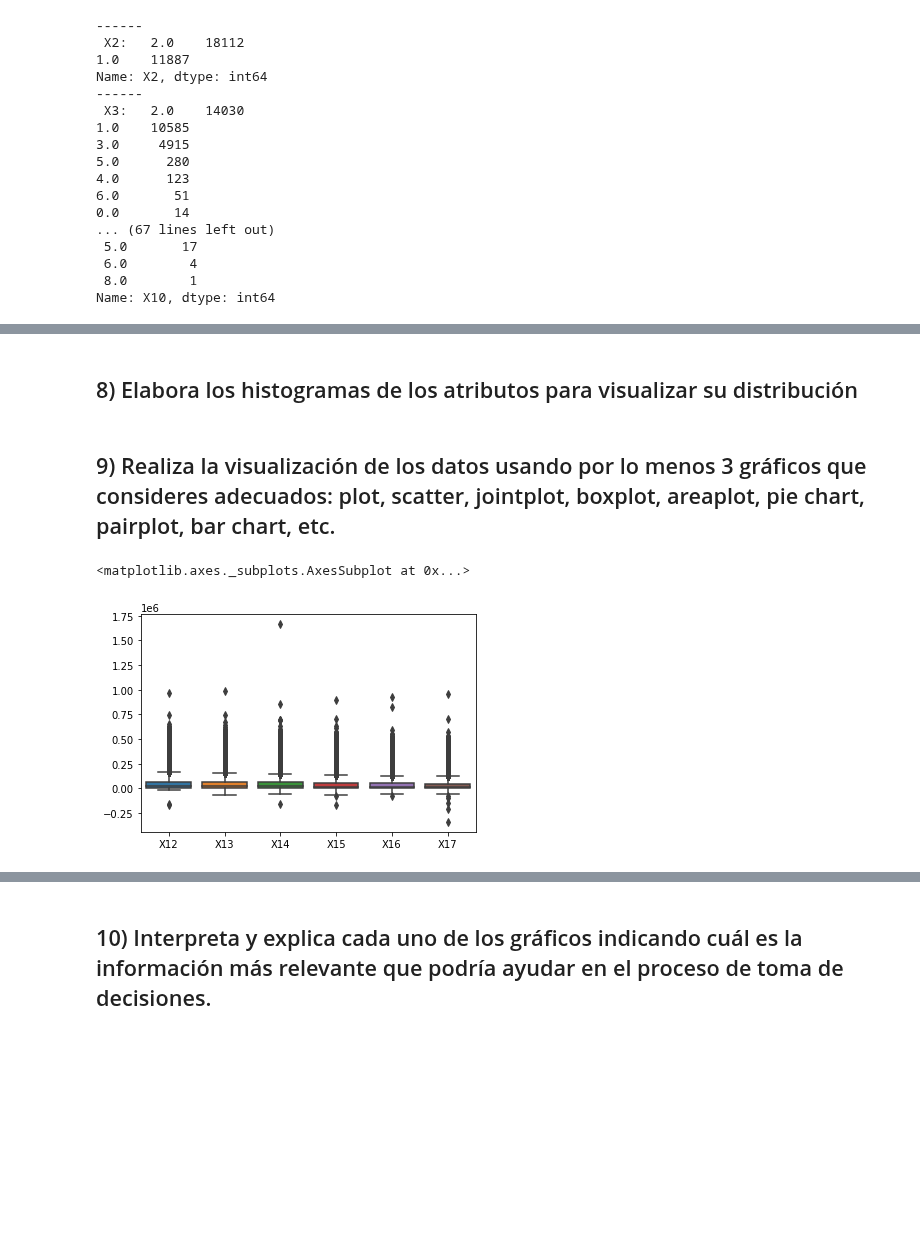
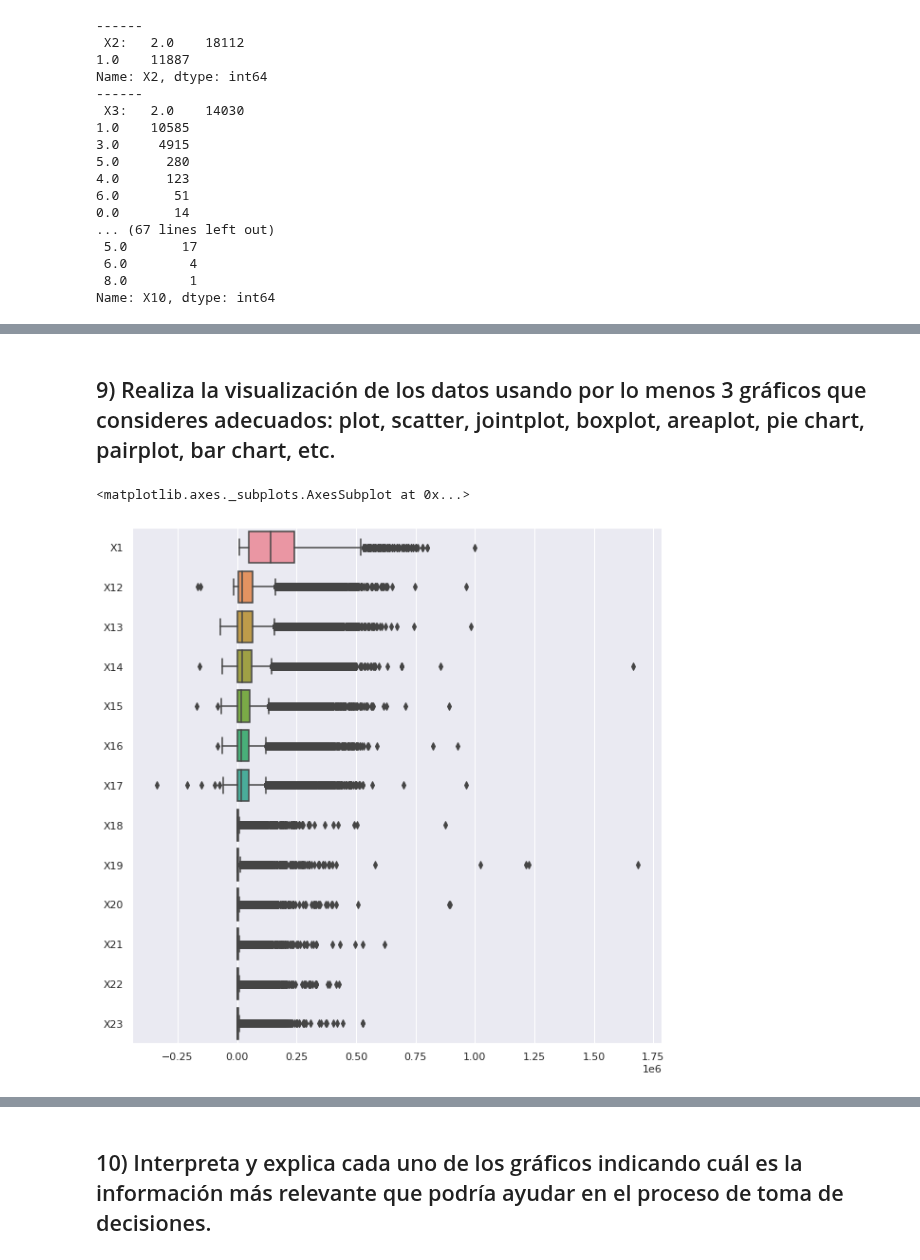
Before and after one commit to PosgradoMNA/actividades-de-aprendizaje-A01373377, a Jupyter notebook: A01373377_Actividad6_Visualizacion.ipynb, the cells around one changed output, grey strips where cells are left out. Saved outputs shown, nothing was run; the diff lists cells and outputs as text; code cells hidden in the pictures; blank space fills up the shorter version.

```diff
--- a/A01373377_Actividad6_Visualizacion.ipynb
+++ b/A01373377_Actividad6_Visualizacion.ipynb
@@ -330,17 +376,10 @@ pcsSummary_df.round(3)
-# %% [markdown]
-## 8) Elabora los histogramas de los atributos para visualizar su distribución
 # %% [markdown]
 ## 9) Realiza la visualización de los datos usando por lo menos 3 gráficos que consideres adecuados: plot, scatter, jointplot, boxplot, areaplot, pie chart, pairplot, bar chart, etc.
-# %%
-sns.boxplot(data=X[['X12',
-    'X13',
-    'X14',
-    'X15',
-    'X16',
-    'X17',]], orient="v")
-# %% [output]
-<matplotlib.axes._subplots.AxesSubplot at 0x...>
-[figure, removed]
+# %%
+sns.boxplot(data=ndf, orient="h")
+# %% [output]
+<matplotlib.axes._subplots.AxesSubplot at 0x...>
+[figure, added]
 # %%
 PC_components = np.arange(pcs.n_components_) + 1
 #PC_components
```
Also changed, not shown: parts of 24 cells of this notebook.
